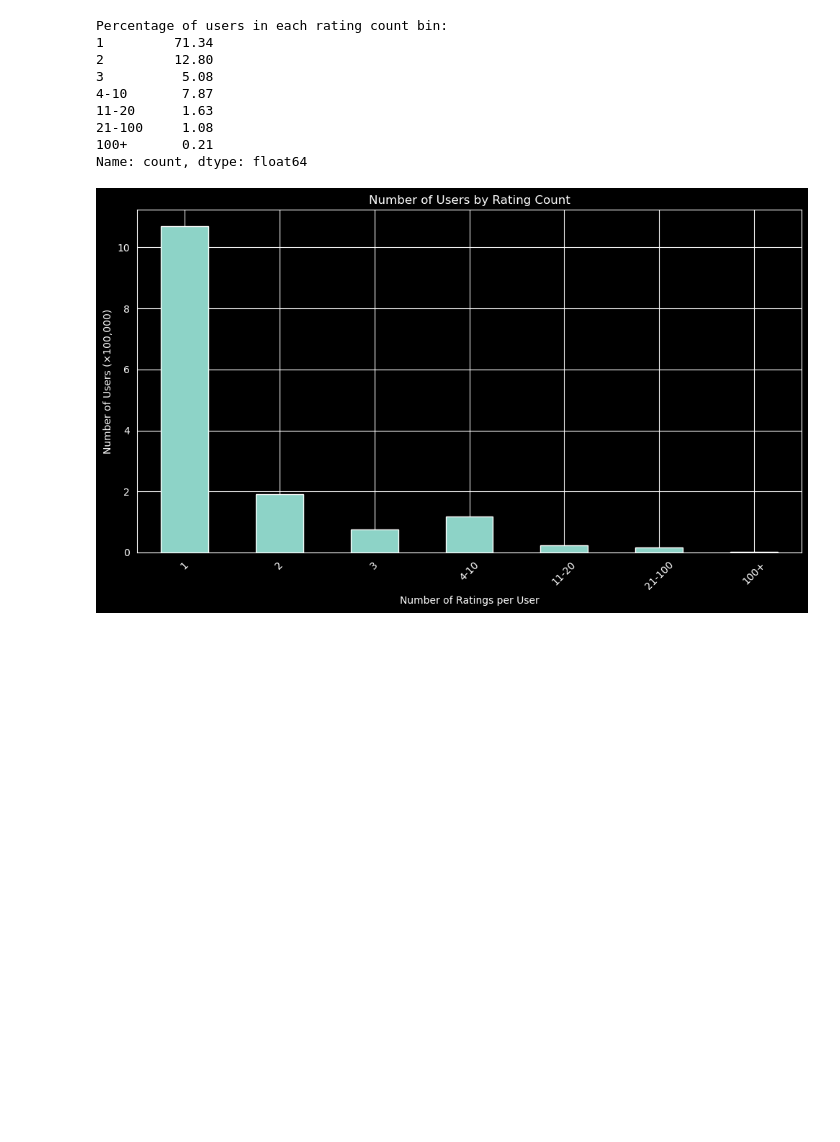
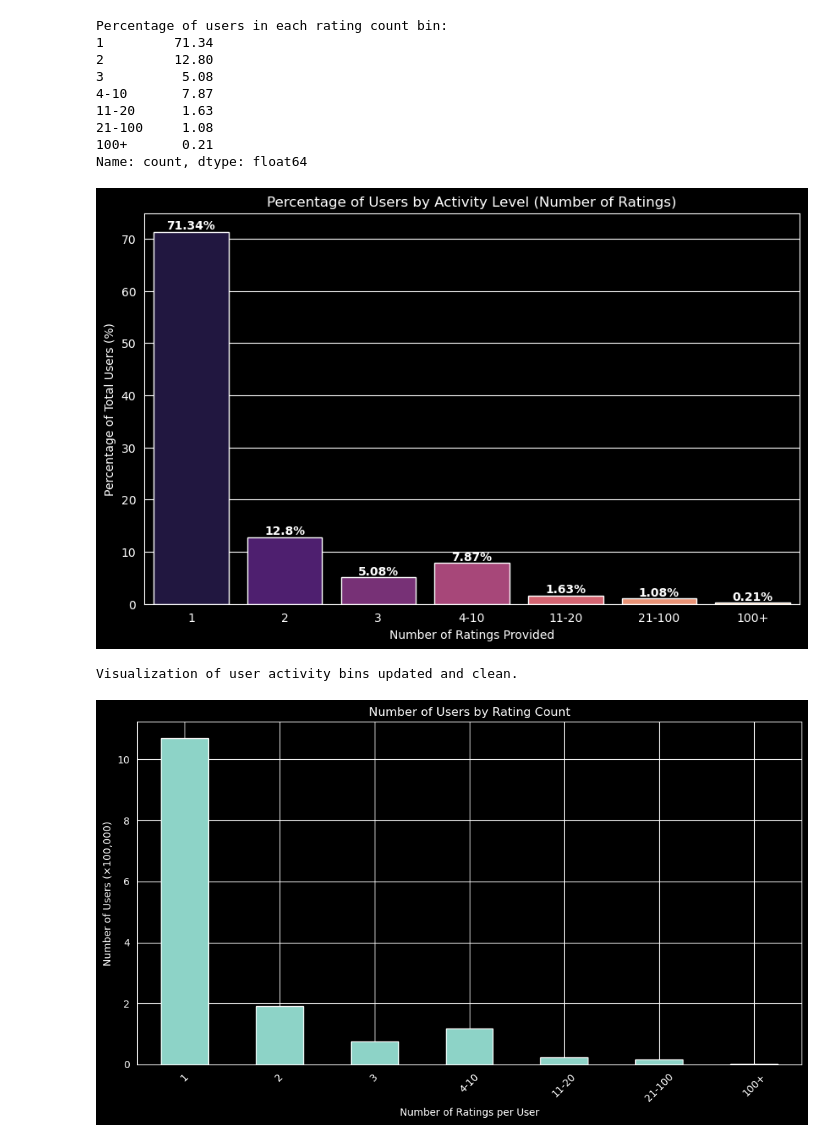
Before and after one commit to GeorgeStyl/Neural-Movie-Clusters, a Jupyter notebook: data_set_analysis.ipynb, the cells around one changed output. Saved outputs shown, nothing was run; the diff lists cells and outputs as text; code cells hidden in the pictures; blank space fills up the shorter version.

Commit message:
Added more plots

```diff
--- a/data_set_analysis.ipynb
+++ b/data_set_analysis.ipynb
@@ -106,6 +109,40 @@ Percentage of users in each rating count bin:
 21-100     1.08
 100+       0.21
 Name: count, dtype: float64
+# %%
+try:
+    # We use the bin_counts you already calculated
+    plt.figure(figsize=(10, 6))
+
+    # Plotting the percentage instead of raw counts for better scale
+    percentages = (bin_counts / len(ratings_per_user) * 100).round(2)
+
+    # FIXED: Added hue and legend=False to resolve the FutureWarning
+    sns.barplot(
+        x=percentages.index,
+        y=percentages.values,
+        hue=percentages.index,
+        palette='magma',
+        legend=False
+    )
+
+    plt.title('Percentage of Users by Activity Level (Number of Ratings)')
+    plt.xlabel('Number of Ratings Provided')
+    plt.ylabel('Percentage of Total Users (%)')
+
+    # Adding text labels on top of bars
+    for i, v in enumerate(percentages.values):
+        plt.text(i, v + 0.5, f'{v}%', ha='center', fontweight='bold')
+
+    plt.show()
+
+    print(f"{GREEN}Visualization of user activity bins updated and clean.{RESET_COLORS}")
+
+except Exception as e:
+    print(f"{RED}Error plotting user bins: {e}{RESET_COLORS}")
+# %% [output]
+[figure, added]
+Visualization of user activity bins updated and clean.
 # %%
 ### Visualizing User Distribution
 # %%
```
Also changed, not shown: parts of 6 cells of this notebook.
